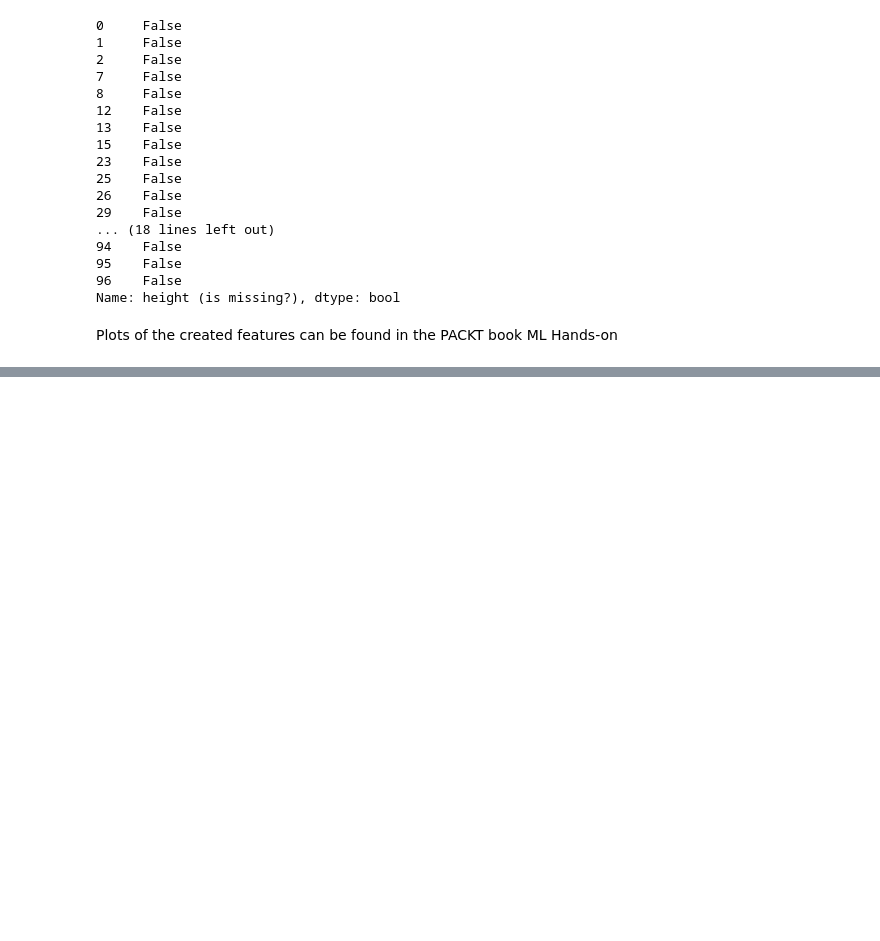
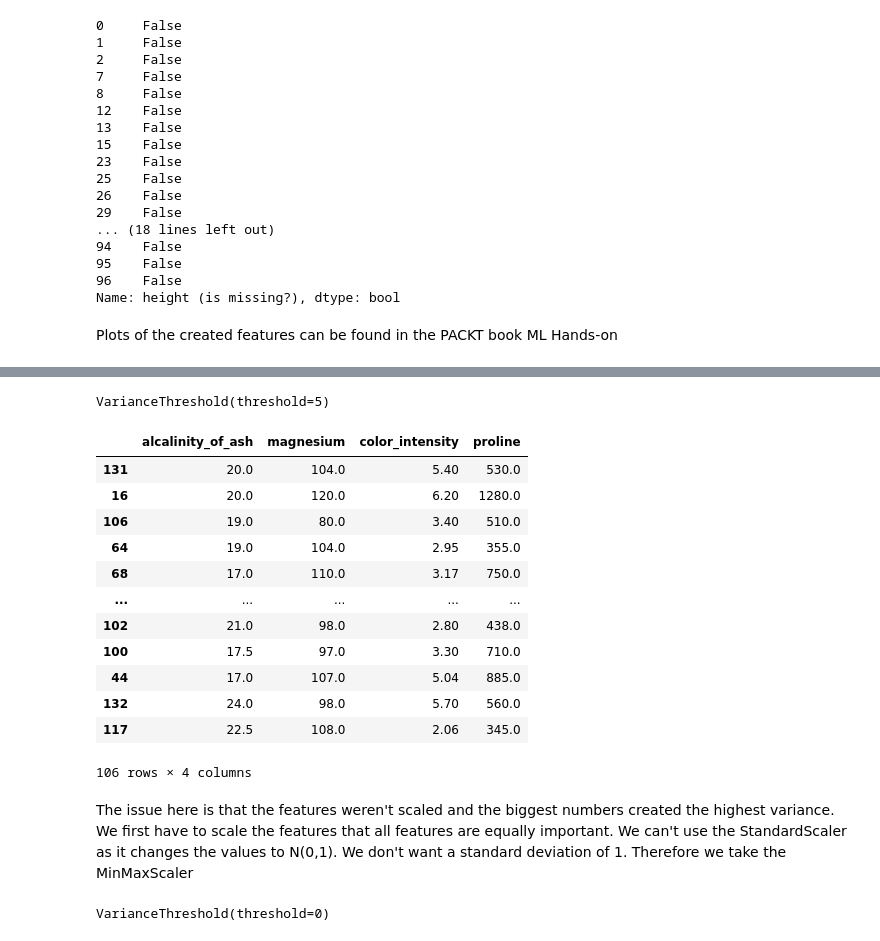
Before and after one commit to Biber76/MachineLearning, a Jupyter notebook: PreparingTheData.ipynb, the cells around one changed output, grey strips where cells are left out. Saved outputs shown, nothing was run; the diff lists cells and outputs as text; code cells hidden in the pictures; blank space fills up the shorter version.

```diff
--- a/PreparingTheData.ipynb
+++ b/PreparingTheData.ipynb
@@ -168,0 +356,8 @@ Plots of the created features can be found in the PACKT book ML Hands-on
+# %%
+from sklearn import datasets
+
+wine = datasets.load_wine()
+df = pd.DataFrame(wine.data, columns=wine.feature_names)
+df['target'] = pd.Series(wine.target)
+
+df.head()
@@ -168,0 +409,40 @@ Plots of the created features can be found in the PACKT book ML Hands-on
+# %%
+vt = VarianceThreshold(threshold=5)
+vt.fit(x_train)
+# PACKT don't uses transform as there is another function .get_support() which gives back a vector with True False which can be used for masking
+# x_train_new, x_test_new = vt.transform(x_train), vt.transform(x_test)
+# %% [output]
+VarianceThreshold(threshold=5)
+# %%
+# x_train_new = x_train.iloc[:, vt.get_support()]
+# Next line give back the x_train with a higher vt value than 5
+x_train.iloc[:, vt.get_support()]
+# %% [output]
+|  | alcalinity_of_ash | magnesium | color_intensity | proline |
+| 131 | 20.0 | 104.0 | 5.40 | 530.0 |
+| 16 | 20.0 | 120.0 | 6.20 | 1280.0 |
+| 106 | 19.0 | 80.0 | 3.40 | 510.0 |
+| 64 | 19.0 | 104.0 | 2.95 | 355.0 |
+| 68 | 17.0 | 110.0 | 3.17 | 750.0 |
+| ... | ... | ... | ... | ... |
+| 102 | 21.0 | 98.0 | 2.80 | 438.0 |
+| 100 | 17.5 | 97.0 | 3.30 | 710.0 |
+| 44 | 17.0 | 107.0 | 5.04 | 885.0 |
+| 132 | 24.0 | 98.0 | 5.70 | 560.0 |
+| 117 | 22.5 | 108.0 | 2.06 | 345.0 |
+106 rows × 4 columns
+# %% [markdown]
+The issue here is that the features weren't scaled and the biggest numbers created the highest variance. We first have to scale
+the features that all features are equally important. We can't use the StandardScaler as it changes the values to N(0,1). We
+don't want a standard deviation of 1. Therefore we take the MinMaxScaler
+# %%
+from sklearn.feature_selection import VarianceThreshold
+from sklearn.preprocessing import MinMaxScaler
+
+scaler = MinMaxScaler()
+x_train_scaled = scaler.fit_transform(x_train)
+
+vt = VarianceThreshold(threshold=0)
+vt.fit(x_train_scaled)
+# %% [output]
+VarianceThreshold(threshold=0)
```
Also changed, not shown: parts of 47 cells of this notebook.
